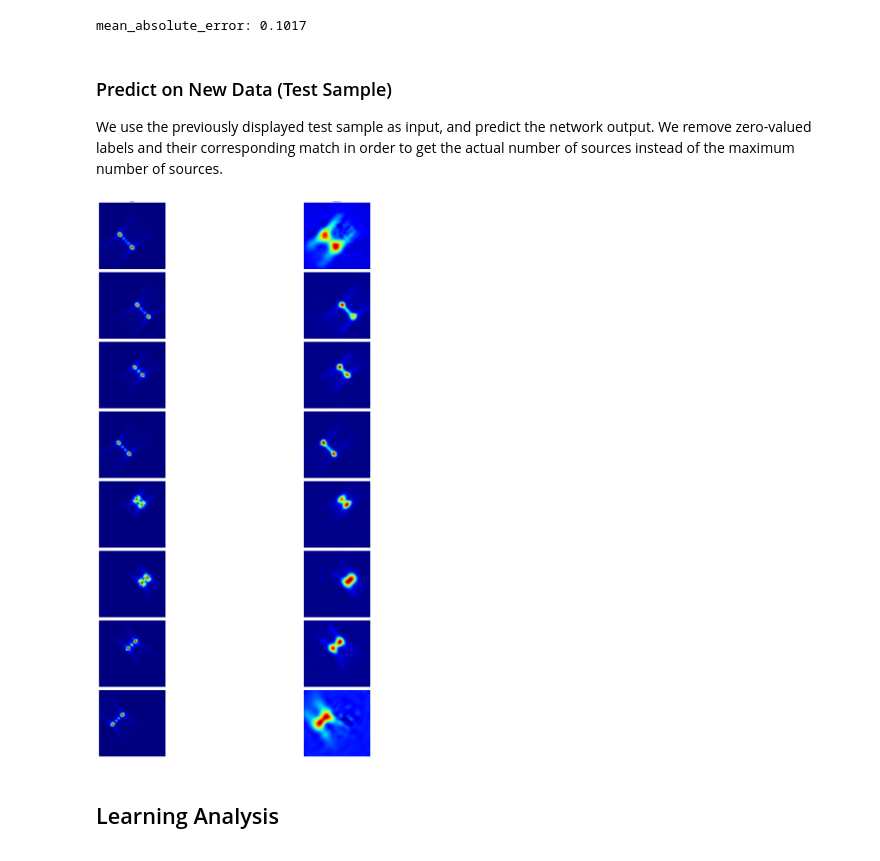
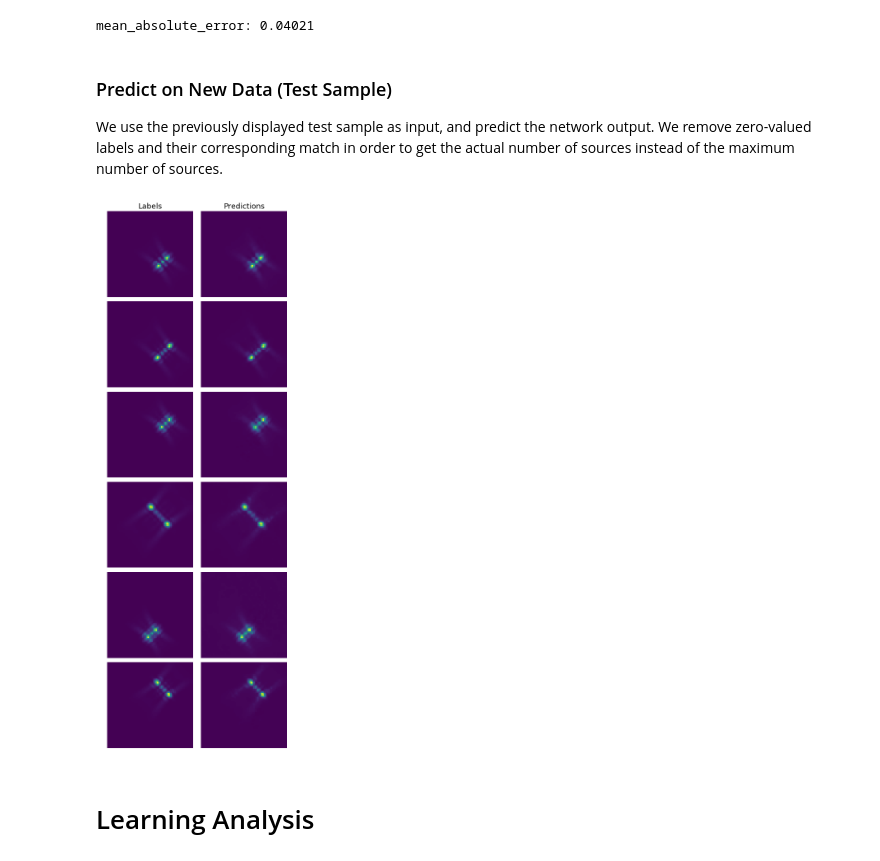
Before and after one commit to OrrAvrech/Alex_Orr_Project, a Jupyter notebook: NNflow/VizResults.ipynb, the cells around one changed output. Cells and saved outputs as stored; diff of their text form; code cells hidden in the pictures.

```diff
--- a/NNflow/VizResults.ipynb
+++ b/NNflow/VizResults.ipynb
@@ -114,13 +162,17 @@ from Models_keras import DeconvN
 import pickle
 import os
 
+
 path_best_models = os.path.join('best_models', 'im64_f64_s32')
+# Load the object containing our chosen hyperparametrs
 with open(os.path.join(path_best_models, 'hyp_opt.obj'), 'rb') as hypFile:
         net_params = pickle.load(hypFile)
+# Build the model with the loaded hyperparameters:
 #{'cfg':cfg, 'learning_rate':learning_rate, 'num_conv_Bulks':num_conv_Bulks, 'kernel_size':kernel_size, 'activation':activation}
-model = DeconvN(net_params['data_params'], net_params['learning_rate'], net_params['num_conv_Bulks'], net_params['kernel_size'], net_params['activation'])
-model.load_weights(os.path.join(path_best_models,'best_weights.h5'))
-#model = load_model(path_best_model)
+model = DeconvN(net_params['data_params'], net_params['learning_rate'], net_params['num_conv_Bulks'],
+                net_params['kernel_size'], net_params['activation'])
+# After the model is created, load the trained weights
+model.load_weights(os.path.join(path_best_models, 'best_weights_2018-08-26_08_18_20.h5'))
 # %%
 result = model.evaluate(x=testObj.features,
                         y=testObj.labels)
@@ -133,45 +185,61 @@ print(net_params)
 # %%
 print("{0}: {1:.4}".format(model.metrics_names[1], result[1]))
 # %% [output]
-mean_absolute_error: 0.1017
+mean_absolute_error: 0.04021
 # %% [markdown]
 ### Predict on New Data (Test Sample)
 We use the previously displayed test sample as input, and predict the network output. We remove zero-valued labels and their corresponding match in order to get the actual number of sources instead of the maximum number of sources.
+# %%
+with open(os.path.join('search_results','ICA_est.obj'), 'rb') as ICAFile:
+        y_ICA = pickle.load(ICAFile)
 # %%
 import numpy as np
-import matplotlib.gridspec as gridspec
-
 
 def showPredictions(y_pred, y_labels):
         # Truncate dimensions
         imgSize, _, _ = np.shape(y_pred[0])
         y_preds = y_pred[0,:,:,:]
         y_tot = adjustNons(y_preds, y_labels)
         numSources = int(y_tot.shape[-1]/2)
-        fig, axes = plt.subplots(numSources, 2, figsize=(imgSize,imgSize))
-        num_figs = numSources*2
+        fig, axes = plt.subplots(numSources, 2, figsize=(8,4*numSources))
+
+        for i in range(numSources):
+            for j in range(2):
+                axes[i,j].imshow(y_tot[:,:,i + j * numSources])
+                axes[i,j].axis('off')
+
         axes = axes.flat
-        axes[0].set_title('Labels')
-        axes[1].set_title('Predictions')
-#         plt.suptitle('Labels')
+        axes[0].set_title('Labels', fontSize=18)
+        axes[1].set_title('Predictions', fontSize=18)
+        plt.subplots_adjust(hspace=0.05, wspace=0.05)
+        plt.show()
 
+def showPredictionsICA(y_pred, y_labels, y_ICA):
+        # Truncate dimensions
+        imgSize, _, _ = np.shape(y_pred[0])
+        y_preds = y_pred[0,:,:,:]
+        y_tot = adjustNonsICA(y_preds, y_labels, y_ICA)
+        numSources = int(y_tot.shape[-1]/3)
+        fig, axes = plt.subplots(numSources, 3, figsize=(8,4*numSources))
 
-        #plt.figtext(0.5, 0.5, 'Predictions', ha='center', va='center')
         for i in range(numSources):
-            axes[i*2].imshow(y_tot[:,:,i], aspect='equal')
-            axes[i*2].axis('off')
-            axes[i*2+1].imshow(y_tot[:,:,i+numSources], aspect='equal')
-            axes[i*2+1].axis('off')
-#         plt.subplots_adjust(hspace=1, wspace=None)
-        gs1 = gridspec.GridSpec(numSources, 2)
-        gs1.update(wspace=0.025, hspace=0.05)
-        plt.tight_layout()
+            for j in range(3):
+                axes[i,j].imshow(y_tot[:,:,i + j * numSources])
+                axes[i,j].axis('off')
+
+        axes = axes.flat
+        axes[0].set_title('Labels', fontSize=18)
+        axes[1].set_title('Predictions', fontSize=18)
+        axes[2].set_title('ICA Estimation', fontSize=18)
+        plt.subplots_adjust(hspace=0.05, wspace=0.05)
         plt.show()
+
 
 sample_xe = np.expand_dims(sample_x, axis=0)
 y_pred = model.predict(x = sample_xe)
+# showPredictionsICA(y_pred, sample_y, y_ICA)
 showPredictions(y_pred, sample_y)
 # %% [output]
-[figure, old version]
+[figure, new version]
 # %% [markdown]
-## Learning Analysis
+# Learning Analysis
```
Also changed, not shown: parts of 25 cells of this notebook, 11 other files.
